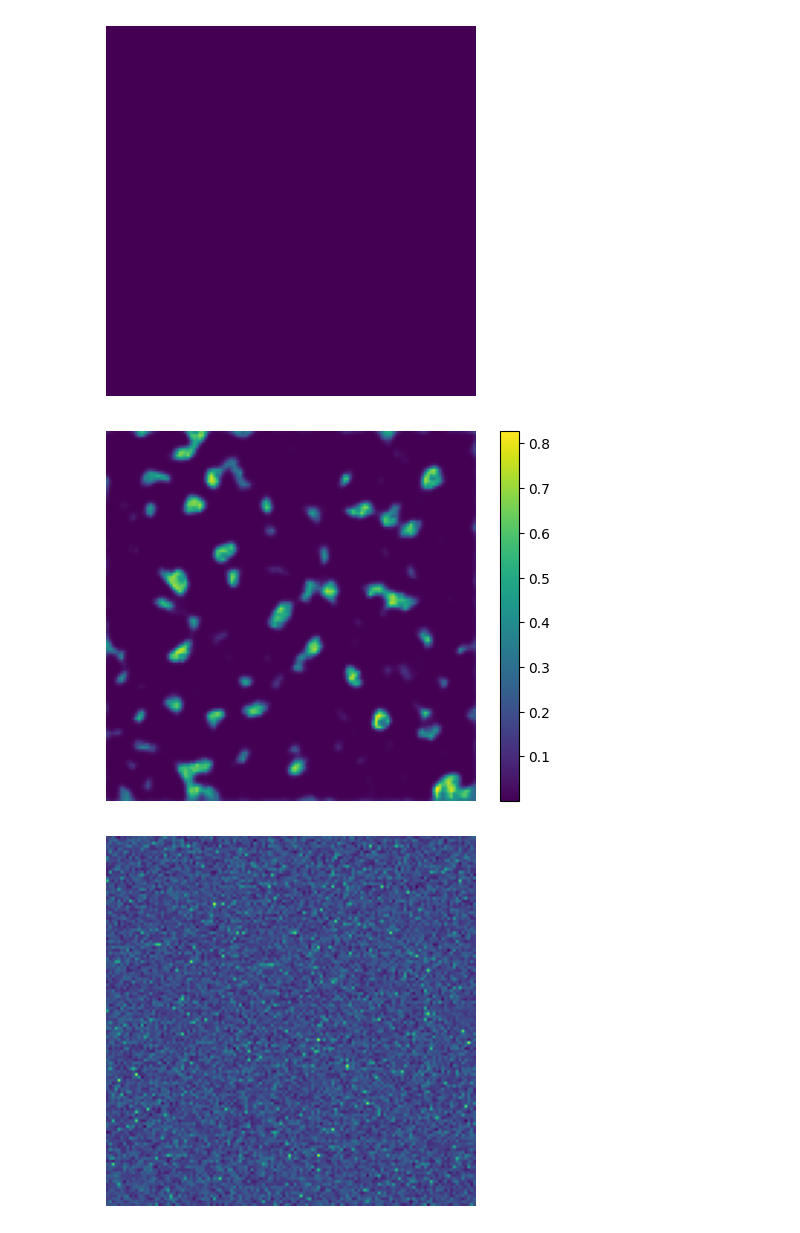
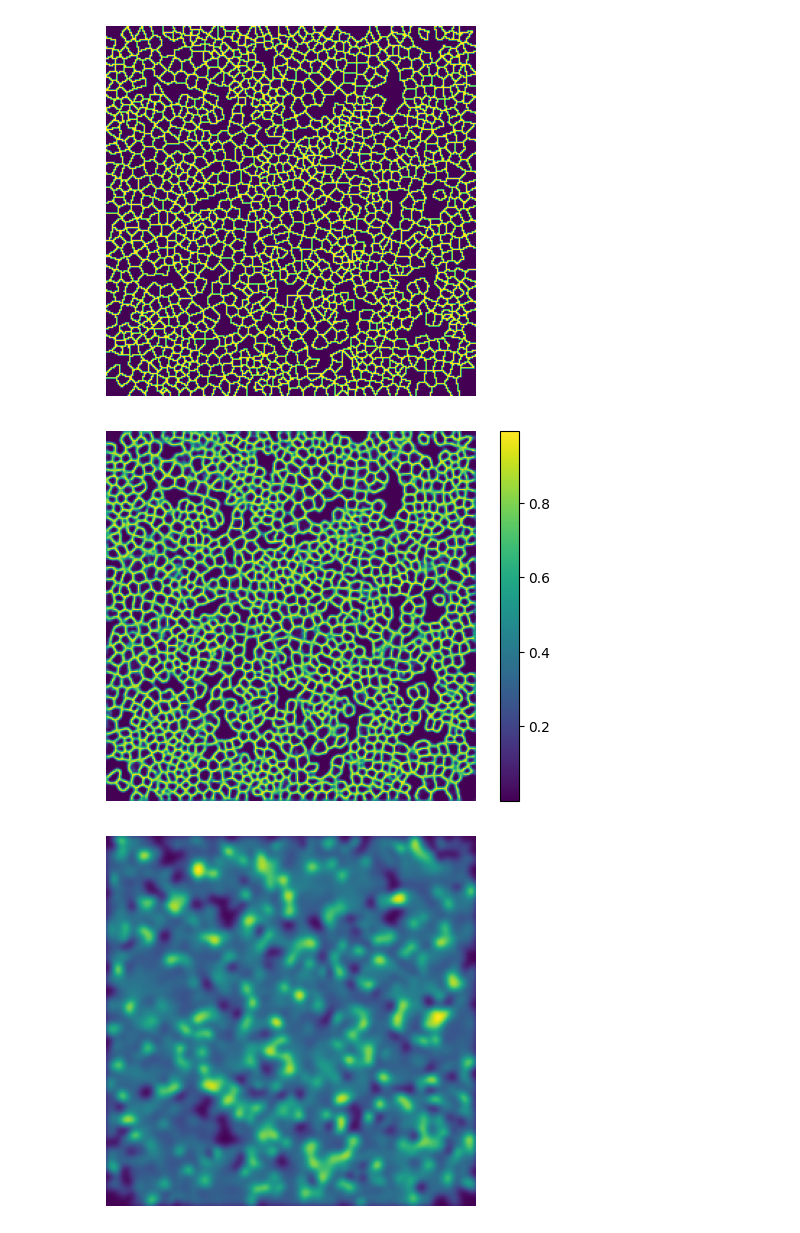
Before and after one commit to ArneVerheyden/CLIM-DL, a Jupyter notebook: model_test.ipynb, the cells around one changed output. Saved outputs shown, nothing was run; the diff lists cells and outputs as text; code cells hidden in the pictures.

```diff
--- a/model_test.ipynb
+++ b/model_test.ipynb
@@ -14,7 +14,7 @@ def set_seed(seed):
 
 ## Chose model
 model_class = PLSegmentationModel
-model_path = 'saved_models/default_model_v6_static_normintensity.model'
+model_path = 'saved_models/default_model_v9_with_more_noise.model'
 
 ## Load model
 model = model_class.load(model_path)
@@ -62,13 +62,13 @@ def discrete_normal_like(array: np.ndarray, mean, std):
 def get_training_data(length: int = 20) -> Dataset:
     psf = GuassionPSF(2.5)
 
-    factor = 2
+    factor = 1
     options = TrainingDataSimulationOptions(
         grid_size=256 // factor,
-        min_grains=1200 // (2 * factor * factor),
-        max_grains=2500 // (2 * factor * factor),
+        min_grains=3000 // (2 * factor * factor),
+        max_grains=3100 // (2 * factor * factor),
         min_noise=0.05 ,
-        max_noise=0.12,
+        max_noise=0.20,
         sample_rate=10,
         seconds=15, ## Decides how many frames each test samples has: total frames = sample_rate * seconds
         min_blinker_transition=0.04,
@@ -77,7 +77,7 @@ def get_training_data(length: int = 20) -> Dataset:
         max_base_counts=12000,
         min_hole_chance=0.01,
         max_hole_chance=0.1,
-        static_prob=0.1,
+        static_prob=0.2,
         min_boundary_dimish=0,
         max_boundary_dimish=1.0,
         min_blinker_strength=0.005,
@@ -94,7 +94,7 @@ def get_training_data(length: int = 20) -> Dataset:
                                                 # SkipFrames(skip=3),
                                                 # ZScoreNorm(),
                                               ]),
-                                              empty_chance=1.0)
+                                              empty_chance=0.0)
 
     return generated_dataset
 # %%
@@ -160,5 +160,5 @@ plt.show()
 
 
 
-# write_gif("test.gif", video, 20, overwrite=True)
+write_gif("test.gif", video, 20, overwrite=True)
 # %% [output]
@@ -165,3 +167,3 @@ plt.show()
-[figure, old version]
+[figure, new version]
-[figure, old version]
+[figure, new version]
-[figure, old version]
+[figure, new version]
```
Also changed, not shown: parts of 15 cells of this notebook, 4 other files.
